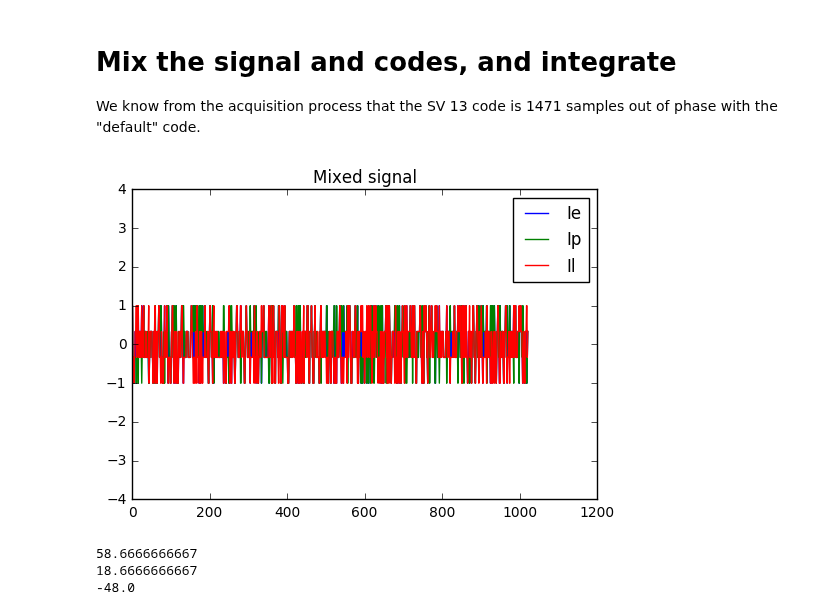
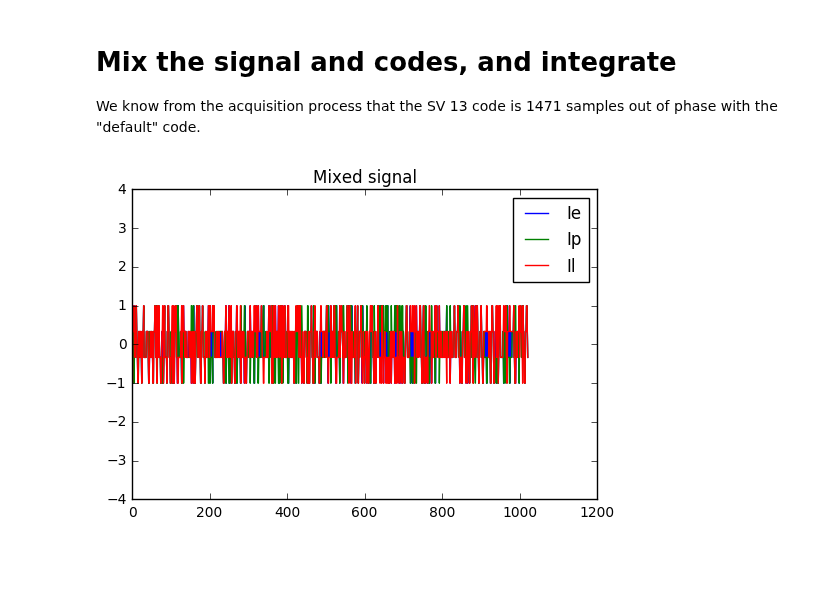
Before and after one commit to psas/gps, a Jupyter notebook: notebooks/Tracking.ipynb, the cells around one changed output. Saved outputs shown, nothing was run; the diff lists cells and outputs as text; code cells hidden in the pictures; blank space fills up the shorter version.

```diff
--- a/notebooks/Tracking.ipynb
+++ b/notebooks/Tracking.ipynb
@@ -54,20 +55,20 @@ sat = [(1,5),(2,6),(3,7),(4,8),(0,8),(1,5),(0,7),(1,8),(2,9),(1,2),(2,3),(4,5),(
 CodeGen = GoldCode(sat[Satellite - 1]) # Index starts at zero
 
 # Generate CA Codes
-Ip = deque(CodeGen.getCode(1023, samplesPerChip = 4))
-Ie = deque(CodeGen.getCode(1023, samplesPerChip = 4))
-Il = deque(CodeGen.getCode(1023, samplesPerChip = 4))
+Codep = deque(CodeGen.getCode(1023, samplesPerChip = 4))
+Codee = deque(CodeGen.getCode(1023, samplesPerChip = 4))
+Codel = deque(CodeGen.getCode(1023, samplesPerChip = 4))
 
 #Offset CA codes by a half chip (2 samples)
-Il.rotate(2)
-Ie.rotate(-2)
+Codel.rotate(2)
+Codee.rotate(-2)
 print(len(Ip))
 
 #plt.clear()
 
-plt.plot(list(itertools.islice(Ie, 20, 100)), label = 'Ie')
-plt.plot(list(itertools.islice(Ip, 20, 100)), label = 'Ip')
-plt.plot(list(itertools.islice(Il, 20, 100)), label = 'Il')
+plt.plot(list(itertools.islice(Codee, 20, 100)), label = 'Ie')
+plt.plot(list(itertools.islice(Codep, 20, 100)), label = 'Ip')
+plt.plot(list(itertools.islice(Codel, 20, 100)), label = 'Il')
 
 #Display settings
 plt.title('CA Code replicas')
@@ -83,36 +86,33 @@ plt.show()
 We know from the acquisition process that the SV 13 code is 1471 samples out of phase with the "default" code.
 # %%
 phaseShift = 1471
-segLen = 1022
+segLen = 1022#*4
 
-Ip.rotate(phaseShift)
-Ie.rotate(phaseShift)
-Il.rotate(phaseShift)
+Codep.rotate(phaseShift)
+Codee.rotate(phaseShift)
+Codel.rotate(phaseShift)
 
-#Grab 1023 samples of the
-signalSeg = data.IData[0:segLen]
+#Grab 1023 samples of the data
+signalSegI = data.IData[0:segLen]
+signalSegQ = data.QData[0:segLen]
 
 w = range(segLen)
-mixP = [Ip[s] * signalSeg[s] for s in w]
-mixE = [Ie[s] * signalSeg[s] for s in w]
-mixL = [Il[s] * signalSeg[s] for s in w]
+ImixP = [Codep[s] * signalSegI[s] for s in w]
+ImixE = [Codee[s] * signalSegI[s] for s in w]
+ImixL = [Codel[s] * signalSegI[s] for s in w]
 
-plt.plot(mixP, label = 'Ie')
-plt.plot(mixE, label = 'Ip')
-plt.plot(mixL, label = 'Il')
+QmixP = [Codep[s] * signalSegQ[s] for s in w]
+QmixE = [Codee[s] * signalSegQ[s] for s in w]
+QmixL = [Codel[s] * signalSegQ[s] for s in w]
+
+plt.plot(ImixP, label = 'Ie')
+plt.plot(ImixE, label = 'Ip')
+plt.plot(ImixL, label = 'Il')
 
 #Display settings
 plt.title('Mixed signal')
 plt.ylim([-4, 4])
 plt.legend()
 plt.show()
 # %% [output]
-[figure, old version]
+[figure, new version]
-# %%
-print(np.sum(mixE))
-print(np.sum(mixP))
-print(np.sum(mixL))
-# %% [output]
-58.6666666667
-18.6666666667
--48.0
```
Also changed, not shown: parts of 6 cells of this notebook.
